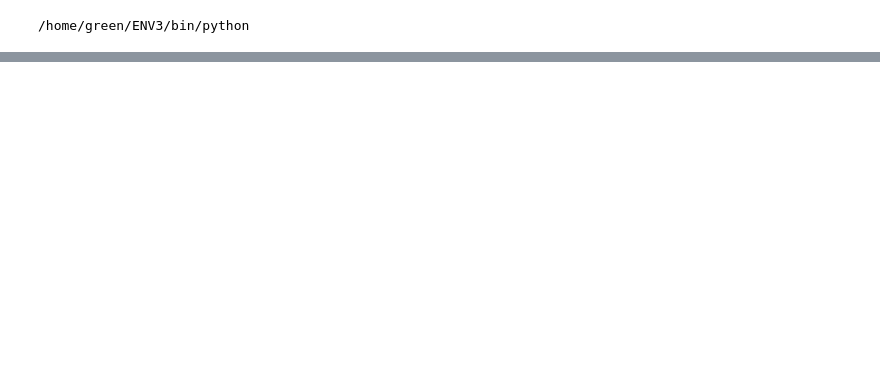
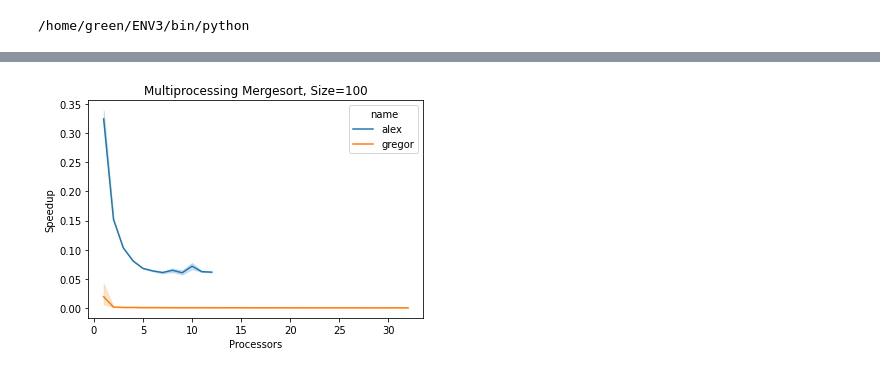
Before and after one commit to cloudmesh/cloudmesh-mpi, a Jupyter notebook: examples/sort/gregor-bandplot.ipynb, the cells around one changed output, grey strips where cells are left out. Saved outputs shown, nothing was run; the diff lists cells and outputs as text; code cells hidden in the pictures; blank space fills up the shorter version.

```diff
--- a/examples/sort/gregor-bandplot.ipynb
+++ b/examples/sort/gregor-bandplot.ipynb
@@ -62,13 +44,0 @@ df
-# %%
-def plot_benchmark_by_size(df, size, tag, files):
-    names = "-".join(files)
-    sns.lineplot(data=df, x="processors", y="time", hue="name");
-    t = tag.title()
-    label = f"{t}, Size={size}".replace("_", " ")
-    plt.title(f"{label}");
-    plt.ylabel("Time/s");
-    plt.xlabel("Processes");
-    plt.savefig(f"images/by-size-{size}-{tab}-{names}.png")
-    plt.savefig(f"images/by-size-{size}-{tab}-{names}.pdf")
-
-plot_benchmark_by_size(df, size, tag, files)
@@ -77,0 +45,13 @@ NameError: name 'tab' is not defined
+# %%
+def plot_benchmark_by_size(df, size=None, tag=None, files=None, x="processors", y="time"):
+    names = "-".join(files)
+    sns.lineplot(data=df, x=x, y=y, hue="name");
+    t = tag.title()
+    label = f"{t}, Size={size}".replace("_", " ")
+    plt.title(f"{label}");
+    if "time" in y: y = f"{y}/s"
+    if "time" in x: x = f"{x}/s"
+    plt.xlabel(x.capitalize());
+    plt.ylabel(y.capitalize());
+    plt.savefig(f"images/by-size-{size}-{tag}-{names}.png")
+    plt.savefig(f"images/by-size-{size}-{tag}-{names}.pdf")
@@ -77,0 +62,4 @@ NameError: name 'tab' is not defined
+# %%
+plot_benchmark_by_size(df, size=size, tag=tag, files=files, x="processors", y="speedup")
+# %% [output]
+[figure, added]
```
Also changed, not shown: parts of 10 cells of this notebook, 1 other file.
